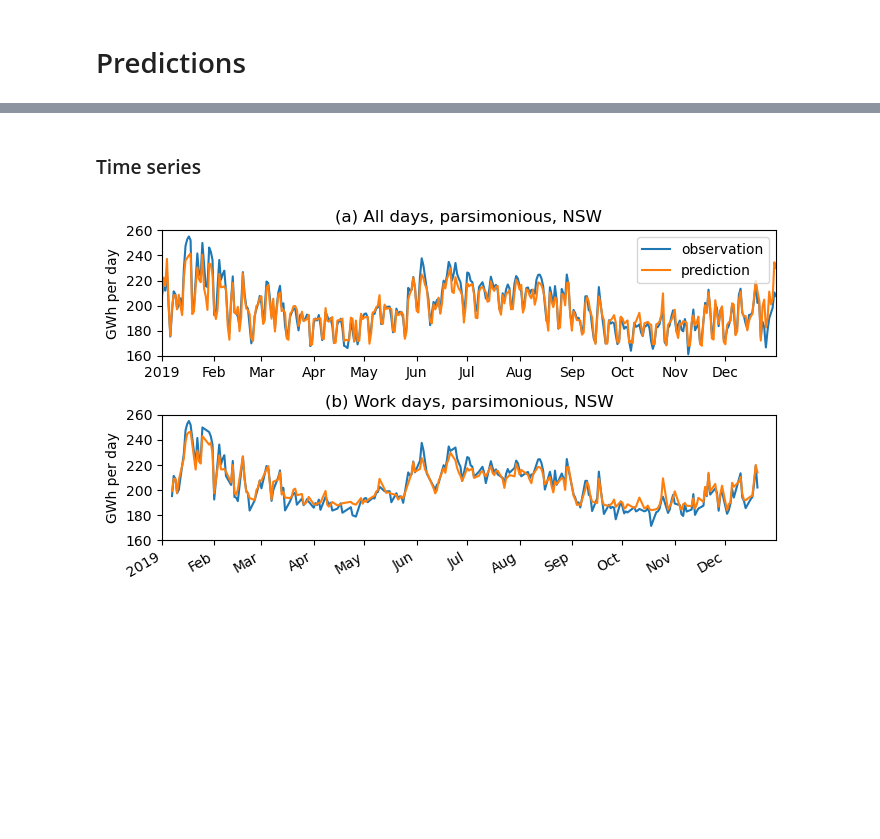
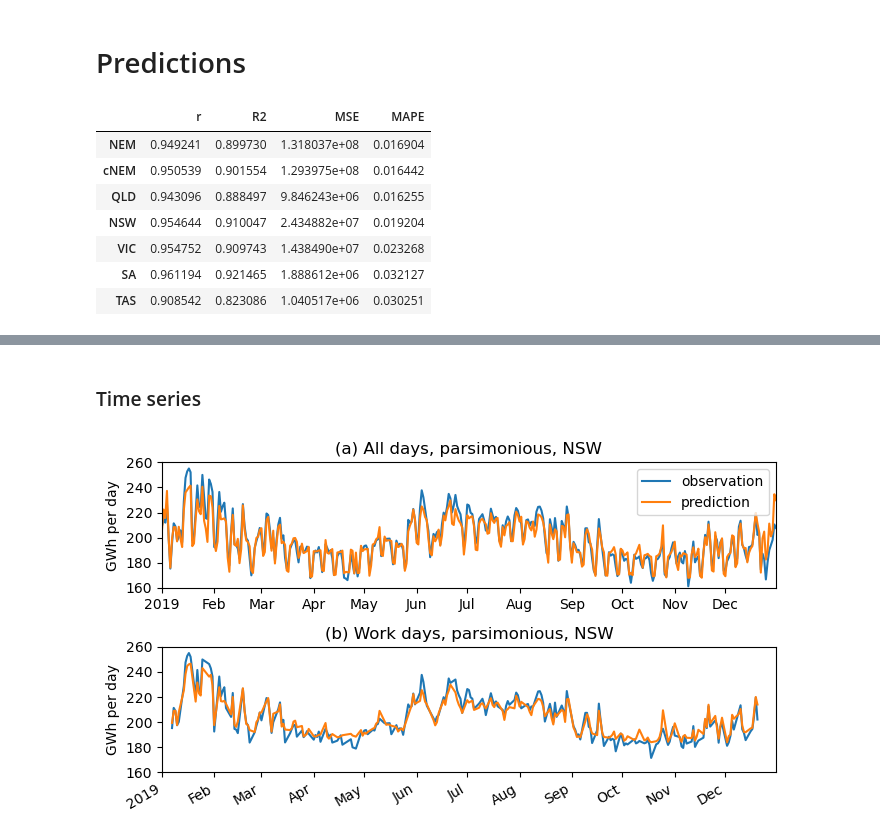
Before and after one commit to dougrichardson/demand_model, a Jupyter notebook: 13_evaluation.ipynb, the cells around one changed output, grey strips where cells are left out. Saved outputs shown, nothing was run; the diff lists cells and outputs as text; code cells hidden in the pictures; blank space fills up the shorter version.

```diff
--- a/13_evaluation.ipynb
+++ b/13_evaluation.ipynb
@@ -403,6 +464,17 @@ sklearn_metrics = [
 ]
 # %%
 training_scores_best = get_scores(training_dict_best, sklearn_metrics, metric_names)
+# %%
+training_scores_best
+# %% [output]
+|  | r | R2 | MSE | MAPE |
+| NEM | 0.949241 | 0.899730 | 1.318037e+08 | 0.016904 |
+| cNEM | 0.950539 | 0.901554 | 1.293975e+08 | 0.016442 |
+| QLD | 0.943096 | 0.888497 | 9.846243e+06 | 0.016255 |
+| NSW | 0.954644 | 0.910047 | 2.434882e+07 | 0.019204 |
+| VIC | 0.954752 | 0.909743 | 1.438490e+07 | 0.023268 |
+| SA | 0.961194 | 0.921465 | 1.888612e+06 | 0.032127 |
+| TAS | 0.908542 | 0.823086 | 1.040517e+06 | 0.030251 |
 # %%
 training_scores_pars = get_scores(training_dict_pars, sklearn_metrics, metric_names)
 # %%
```
Also changed, not shown: parts of 10 cells of this notebook, 3 other files.
